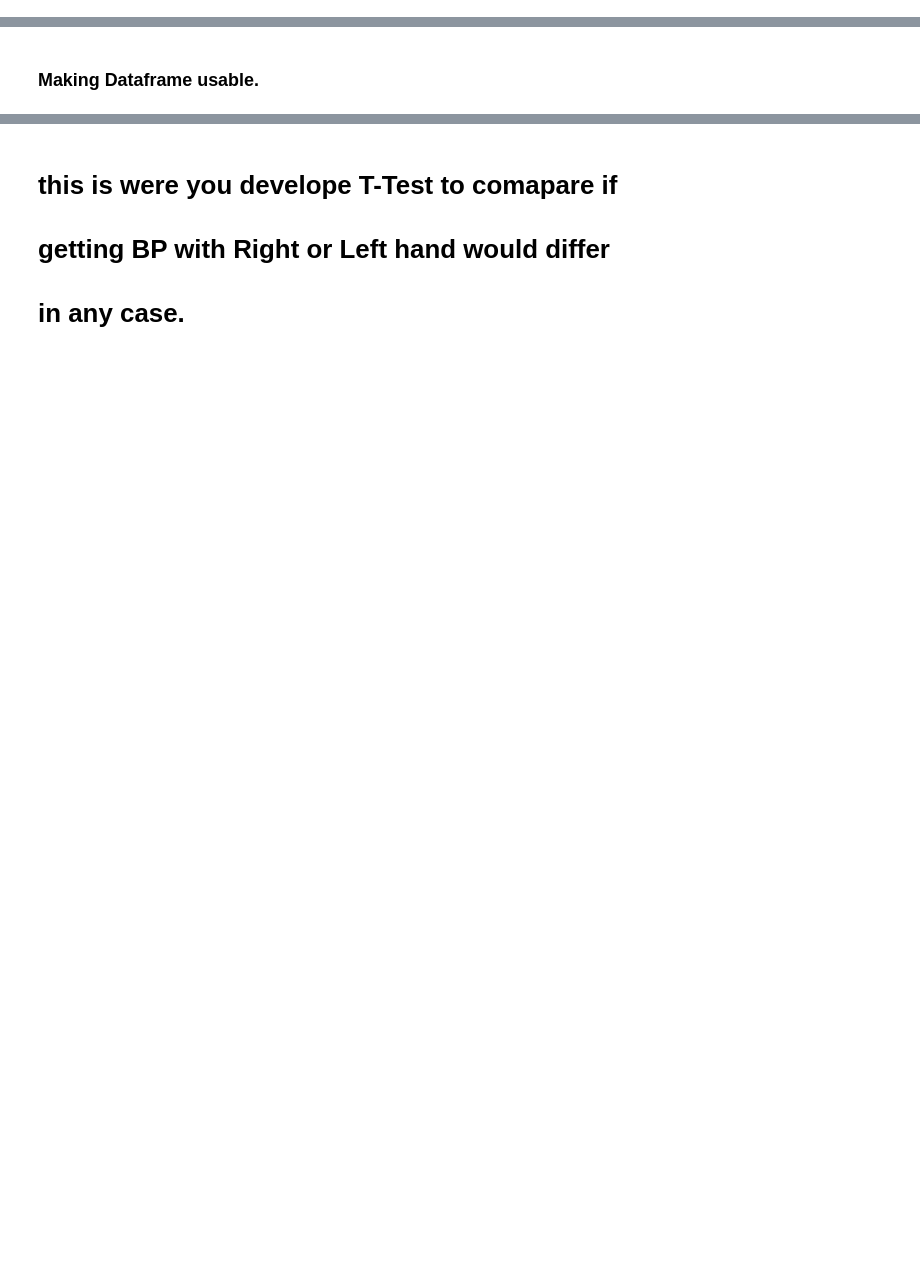
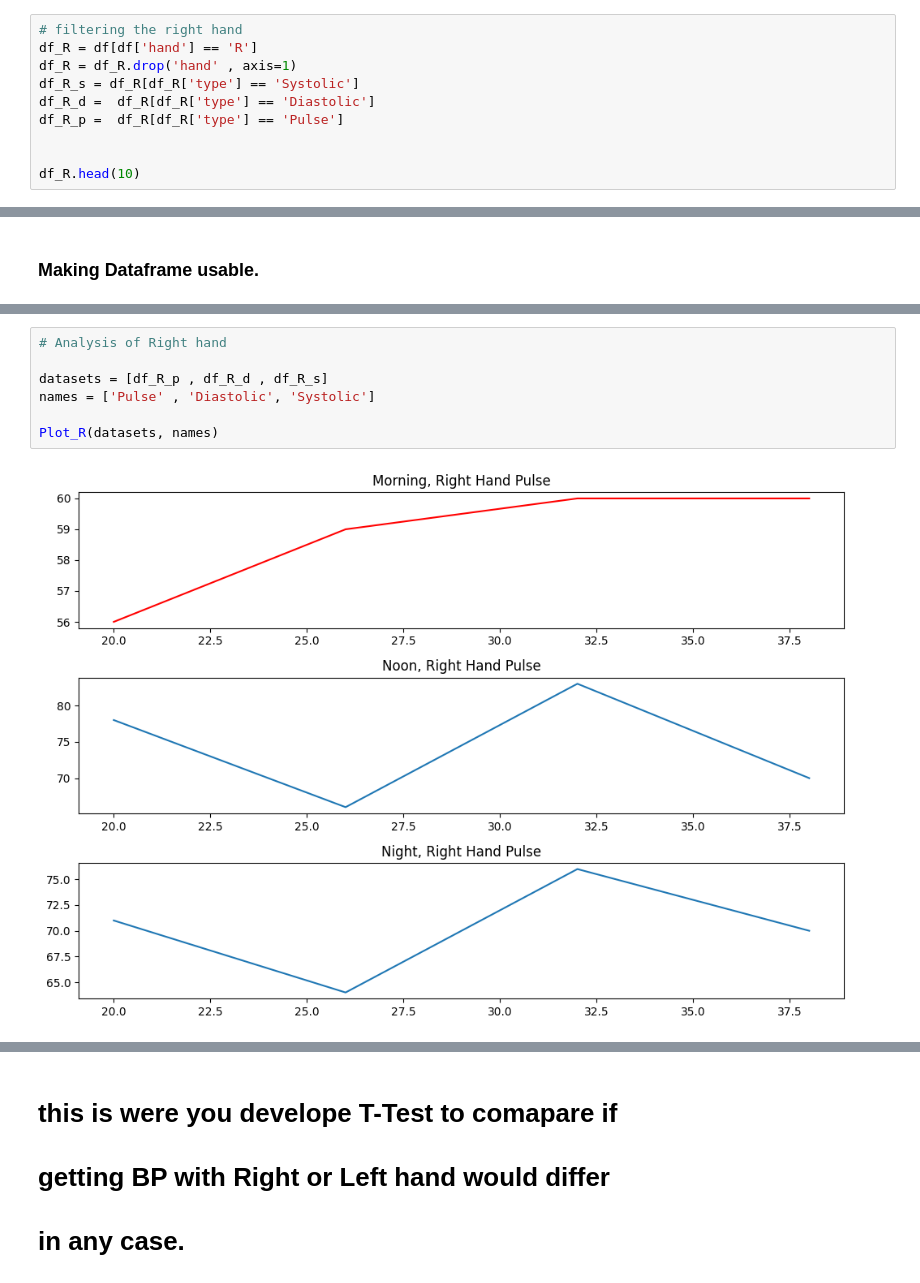
Before and after one commit to pouniq/BloodPressure_Analytics, a Jupyter notebook: Notebooks/EDA.ipynb, the cells around one changed output, grey strips where cells are left out. Cells and saved outputs as stored; diff of their text form; blank space fills up the shorter version.

```diff
--- a/Notebooks/EDA.ipynb
+++ b/Notebooks/EDA.ipynb
@@ -36,0 +68,10 @@ df.head()
+# %%
+# filtering the right hand
+df_R = df[df['hand'] == 'R']
+df_R = df_R.drop('hand' , axis=1)
+df_R_s = df_R[df_R['type'] == 'Systolic']
+df_R_d =  df_R[df_R['type'] == 'Diastolic']
+df_R_p =  df_R[df_R['type'] == 'Pulse']
+
+
+df_R.head(10)
@@ -120,0 +223,9 @@ Name: measurement, dtype: float64
+# %%
+# Analysis of Right hand
+
+datasets = [df_R_p , df_R_d , df_R_s]
+names = ['Pulse' , 'Diastolic', 'Systolic']
+
+Plot_R(datasets, names)
+# %% [output]
+[figure, added]
```
Also changed, not shown: parts of 24 cells of this notebook, 4 other files.
